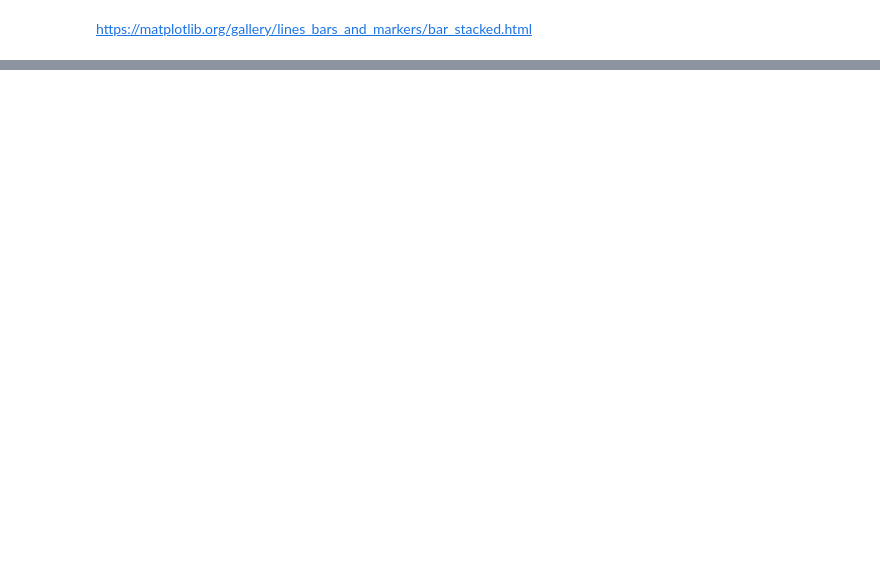
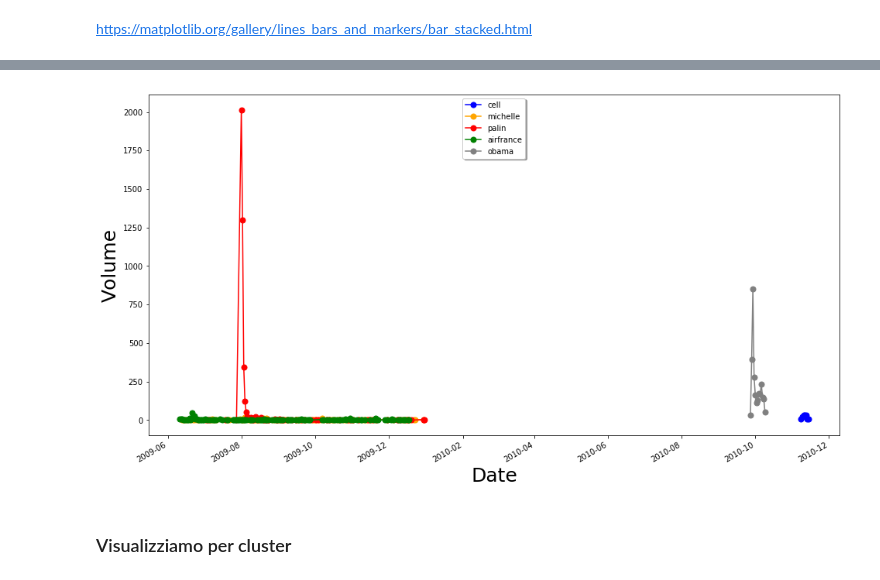
Before and after one commit to BaCk7/rumor-tracker, a Jupyter notebook: Main.ipynb, the cells around one changed output, grey strips where cells are left out. Saved outputs shown, nothing was run; the diff lists cells and outputs as text; code cells hidden in the pictures; blank space fills up the shorter version.

```diff
--- a/Main.ipynb
+++ b/Main.ipynb
@@ -399,0 +407,27 @@ cell
+# %%
+from collections import Counter
+c = Counter
+
+c_dates= {
+    'obama':[],
+    'michelle':[],
+    'cell':[],
+    'palin':[],
+    'airfrance':[]
+}
+
+from collections import OrderedDict
+import datetime
+
+for rumor in dates.keys():
+
+    odct = OrderedDict()
+    for item in dates[rumor]:
+        try:
+            odct[item] += 1
+        except KeyError:
+            odct[item] = 1
+
+    c_dates[rumor] = odct
+
+#print [(item, dates['cell'].count(item)) for item in list(OrderedDict.fromkeys(dates['cell']))]
@@ -399,0 +439,16 @@ cell
+# %%
+fig = plt.figure(figsize=(16,9)) #è la dimensione del grafico
+assi = fig.gca()
+colors = ['blue','orange','red','green','gray']
+for i,rumor in enumerate(c_dates.keys()):
+    assi.plot([d for d in c_dates[rumor].keys()],[v for v in c_dates[rumor].values() ],color=colors[i],marker='o',linestyle='-', ms = 7, label= rumor)
+
+assi.set_xlabel('Date',size=25)
+assi.set_ylabel('Volume',size=25)
+legend = assi.legend(loc='upper center', shadow=True)
+plt.gcf().autofmt_xdate()
+#fig.savefig('/Users/Cheick/Desktop/pdf_2k.png', dpi=300)
+# %% [output]
+[figure, added]
+# %% [markdown]
+### Visualizziamo per cluster
```
Also changed, not shown: parts of 62 cells of this notebook.
